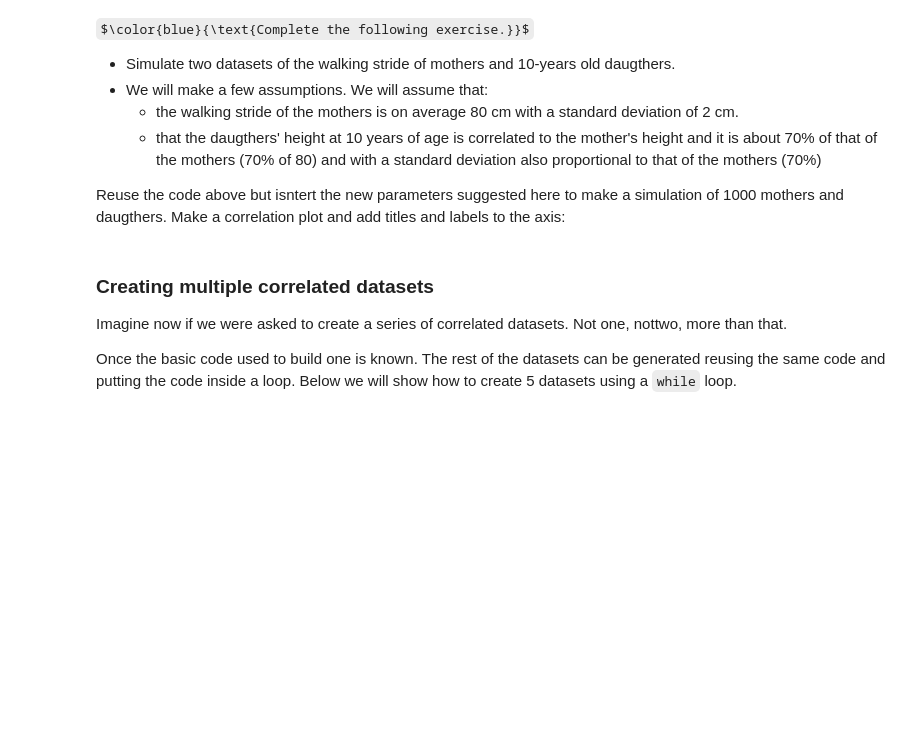
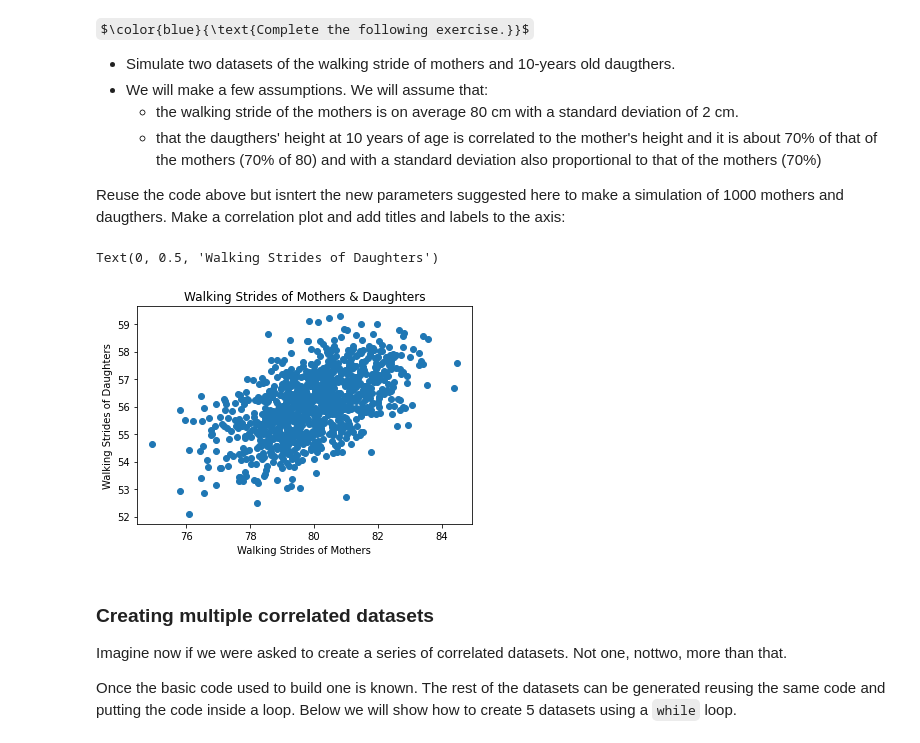
Before and after one commit to cjhoang/PythonTutorials, a Jupyter notebook: tutorial013-Numpy-Advanced-GeneratingData.ipynb, the cells around one changed output. Cells and saved outputs as stored; diff of their text form; code cells hidden in the pictures; some formulas as TeX source; blank space fills up the shorter version.

```diff
--- a/tutorial013-Numpy-Advanced-GeneratingData.ipynb
+++ b/tutorial013-Numpy-Advanced-GeneratingData.ipynb
@@ -479,6 +489,26 @@ $\color{blue}{\text{Complete the following exercise.}}$
     - that the daugthers' height at 10 years of age is correlated to the mother's height and it is about 70% of that of the mothers (70% of 80) and with a standard deviation also proportional to that of the mothers (70%)
 
 Reuse the code above but isntert the new parameters suggested here to make a simulation of 1000 mothers and daugthers. Make a correlation plot and add titles and labels to the axis:
+# %%
+m_avg = 80
+d_avg = 80*0.7
+m_sd = 2
+d_sd = 2*0.7
+cov = 0.9
+
+cov_m = [[m_sd, cov],
+         [cov, d_sd]]
+
+stride_data = multivariate_normal([m_avg, d_avg], cov_m, size=1000)
+
+x, y = stride_data[:,0], stride_data[:,1]
+plt.scatter(x, y)
+plt.title('Walking Strides of Mothers & Daughters')
+plt.xlabel('Walking Strides of Mothers')
+plt.ylabel('Walking Strides of Daughters')
+# %% [output]
+Text(0, 0.5, 'Walking Strides of Daughters')
+[figure, added]
 # %% [markdown]
 ### Creating multiple correlated datasets
 
```
Also changed, not shown: parts of 8 cells of this notebook.
